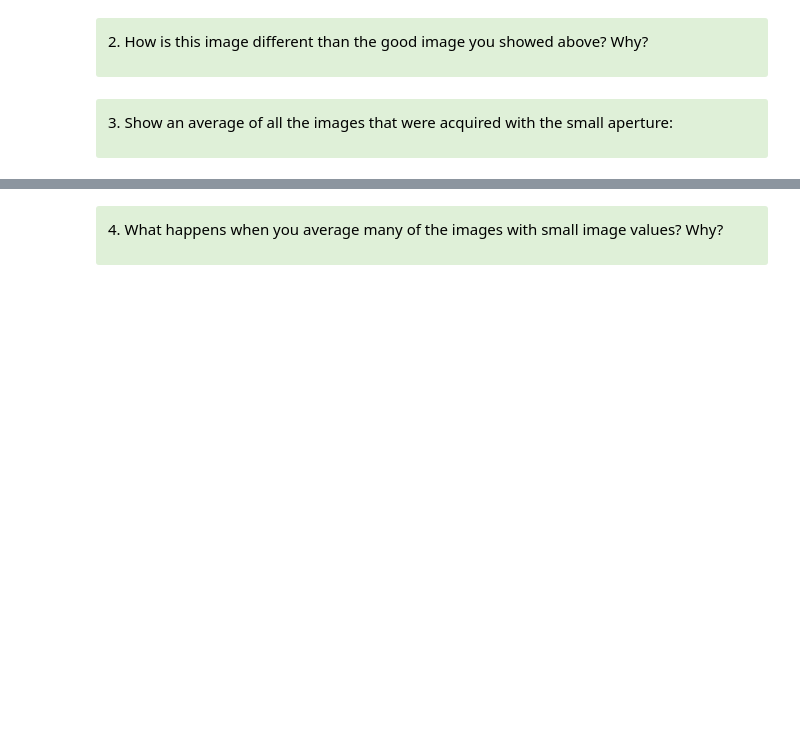
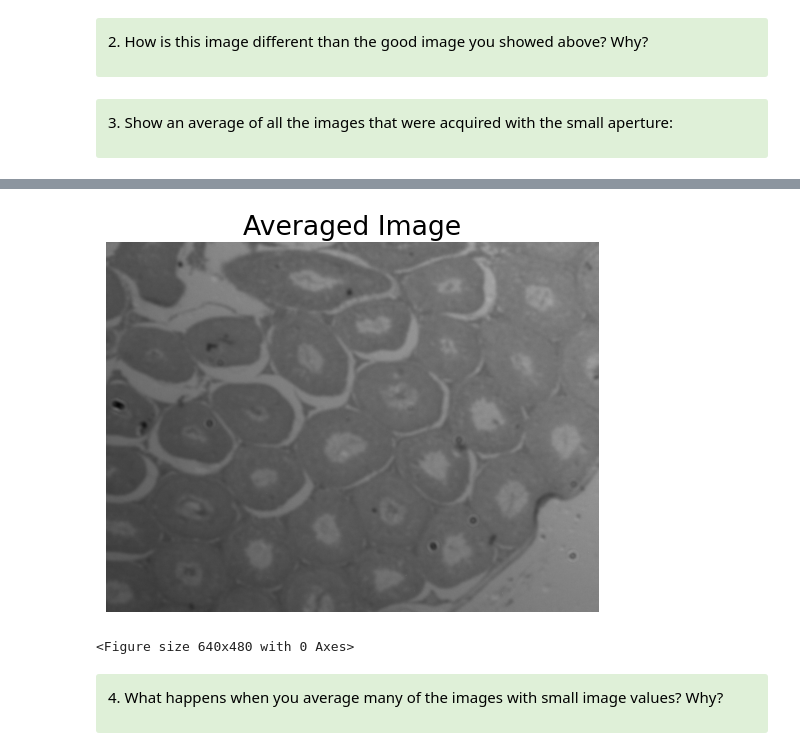
Before and after one commit to lilchromozome/Build_Imager_2025, a Jupyter notebook: Lab1/Lab1 Part1 (Clean).ipynb, the cells around one changed output, grey strips where cells are left out. Cells and saved outputs as stored; diff of their text form; code cells hidden in the pictures; blank space fills up the shorter version.

```diff
--- a/Lab1/Lab1 Part1 (Clean).ipynb
+++ b/Lab1/Lab1 Part1 (Clean).ipynb
@@ -518,3 +532,20 @@ AttributeError: 'NoneType' object has no attribute 'image_buffer'
 
 <font color='black'> 3. Show an average of all the images that were acquired with the small aperture: </font>
 </div>
+# %%
+print('Camera initialized as c')
+c = Camera()
+c.open()
+
+# check image properties
+c.get_properties()
+c.set_exposure(10)
+c.get_exposure()
+c.set_framerate(2)
+c.get_framerate()
+
+for i in range(1, 11):
+    img = c.capture().copy()
+    plt.imsave(f"small_aperature_{i}.png", img, cmap='gray')
+
+c.close()
@@ -521,3 +571,21 @@ AttributeError: 'NoneType' object has no attribute 'image_buffer'
+# %%
+from matplotlib import image as mpimg
+
+imgs = []
+for i in range(1, 11):
+    img = mpimg.imread(f"small_aperature_{i}.png")
+    imgs.append(img)
+
+avg_img = np.mean(imgs, axis=0)
+
+plt.imshow(avg_img, cmap='gray')
+plt.title("Averaged Image")
+plt.axis('off')
+plt.show()
+plt.savefig(f"averaged_small_aperature_image.png")
+# %% [output]
+[figure, added]
+<Figure size 640x480 with 0 Axes>
 # %% [markdown]
 <div class="alert alert-block alert-success">
 
```
Also changed, not shown: parts of 5 cells of this notebook, 12 other files.
